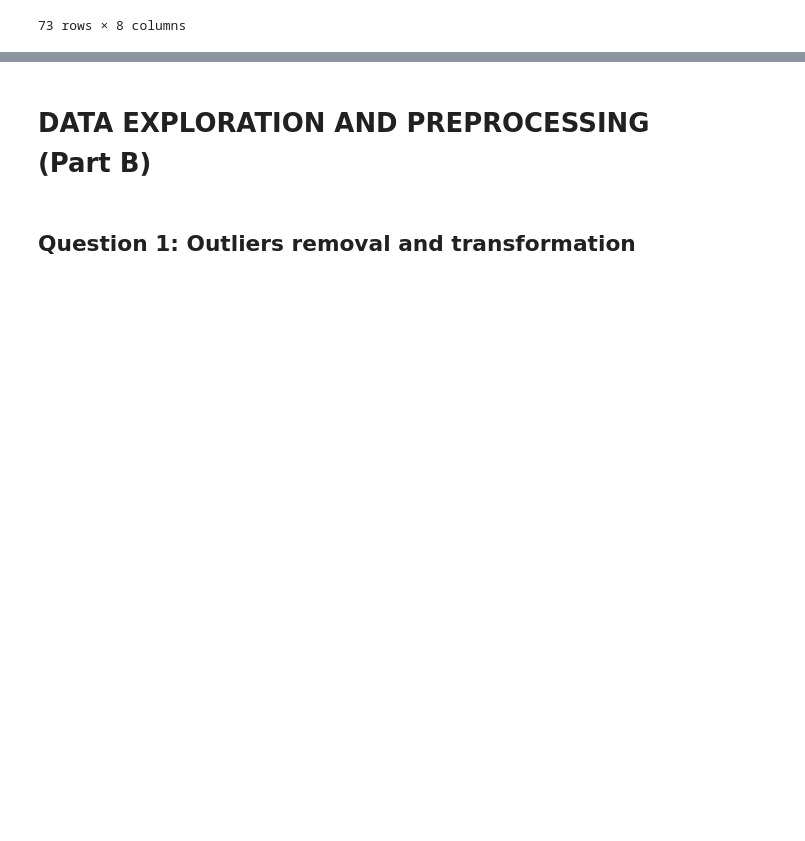
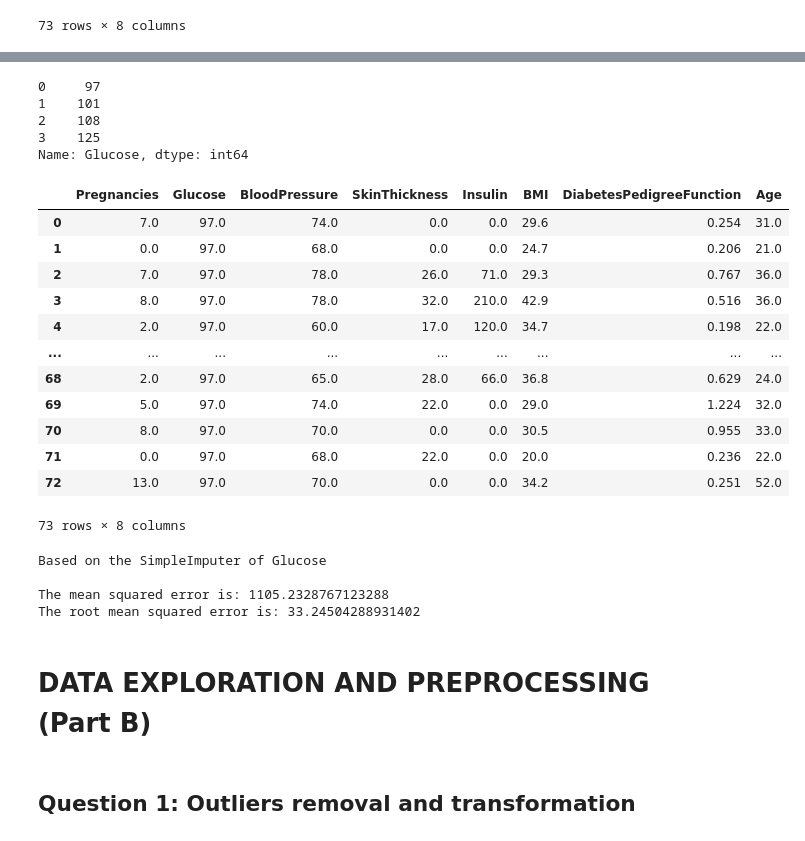
Before and after one commit to seankendall/UCD_Data_Mining, a Jupyter notebook: Practical 1/Practical1.ipynb, the cells around one changed output, grey strips where cells are left out. Drawn from its saved outputs; the diff is of its cells as text; code cells hidden in the pictures; blank space fills up the shorter version.

Commit message:
SimpleImputer working

```diff
--- a/Practical 1/Practical1.ipynb
+++ b/Practical 1/Practical1.ipynb
@@ -465,17 +465,3 @@ X_test4
 | 381 | 0 | NaN | 68.0 | 22 | 0 | 20.0 | 0.236 | 22 |
 | 274 | 13 | NaN | 70.0 | 0 | 0 | 34.2 | 0.251 | 52 |
 73 rows × 8 columns
-# %%
-imputer = SimpleImputer(missing_values=np.nan, strategy='most_frequent')
-imputer.fit(X_test4["Glucose"])
-df["Glucose"]= imputer.fit_transform(df["Glucose"])
-
-
-
-imputer = SimpleImputer(strategy='most_frequent')
-
-imputer.fit(X_train["Glucose"])
-df['age']= imputer.fit_transform(df['age'])
-
-X_test4["Glucose"] = imputer.fit(X_train["Glucose"].values.reshape(-1,1))
-X_test4
@@ -496,3 +468,45 @@ X_test4
+# %%
+X_test["Glucose"].mode()
+# %% [output]
+0     97
+1    101
+2    108
+3    125
+Name: Glucose, dtype: int64
+# %%
+imputer = SimpleImputer(strategy='most_frequent')
+imputer.fit(X_test)
+X_test4 = imputer.transform(X_test4)
+# %%
+X_test4 = pd.DataFrame(X_test4, columns=["Pregnancies", "Glucose", "BloodPressure", "SkinThickness", "Insulin", "BMI", "DiabetesPedigreeFunction", "Age"])
+X_test4
+# %% [output]
+|  | Pregnancies | Glucose | BloodPressure | SkinThickness | Insulin | BMI | DiabetesPedigreeFunction | Age |
+| 0 | 7.0 | 97.0 | 74.0 | 0.0 | 0.0 | 29.6 | 0.254 | 31.0 |
+| 1 | 0.0 | 97.0 | 68.0 | 0.0 | 0.0 | 24.7 | 0.206 | 21.0 |
+| 2 | 7.0 | 97.0 | 78.0 | 26.0 | 71.0 | 29.3 | 0.767 | 36.0 |
+| 3 | 8.0 | 97.0 | 78.0 | 32.0 | 210.0 | 42.9 | 0.516 | 36.0 |
+| 4 | 2.0 | 97.0 | 60.0 | 17.0 | 120.0 | 34.7 | 0.198 | 22.0 |
+| ... | ... | ... | ... | ... | ... | ... | ... | ... |
+| 68 | 2.0 | 97.0 | 65.0 | 28.0 | 66.0 | 36.8 | 0.629 | 24.0 |
+| 69 | 5.0 | 97.0 | 74.0 | 22.0 | 0.0 | 29.0 | 1.224 | 32.0 |
+| 70 | 8.0 | 97.0 | 70.0 | 0.0 | 0.0 | 30.5 | 0.955 | 33.0 |
+| 71 | 0.0 | 97.0 | 68.0 | 22.0 | 0.0 | 20.0 | 0.236 | 22.0 |
+| 72 | 13.0 | 97.0 | 70.0 | 0.0 | 0.0 | 34.2 | 0.251 | 52.0 |
+73 rows × 8 columns
+# %%
+# caluclating RMSEs
+mse = mean_squared_error(X_test["Glucose"], X_test4["Glucose"])
+rmse = np.sqrt(mse)
+
+print("Based on the SimpleImputer of Glucose\n")
+print("The mean squared error is:", mse)
+print("The root mean squared error is:", rmse)
+# %% [output]
+Based on the SimpleImputer of Glucose
+
+The mean squared error is: 1105.2328767123288
+The root mean squared error is: 33.24504288931402
 # %%
 # 9 - Using scikit-learn KNNImputer (for neighbours = 3), and calculate RMSE.
 # %%
```
Also changed, not shown: parts of 1 cell of this notebook.
